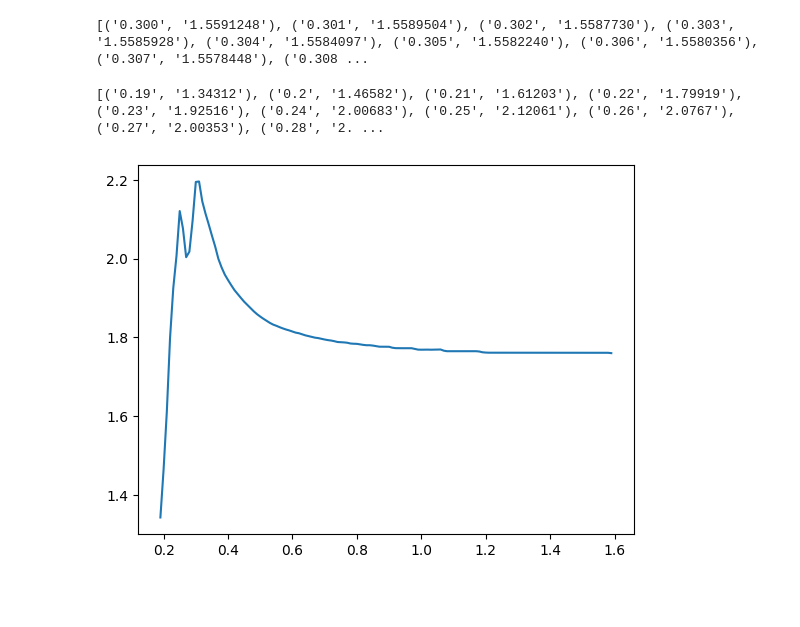
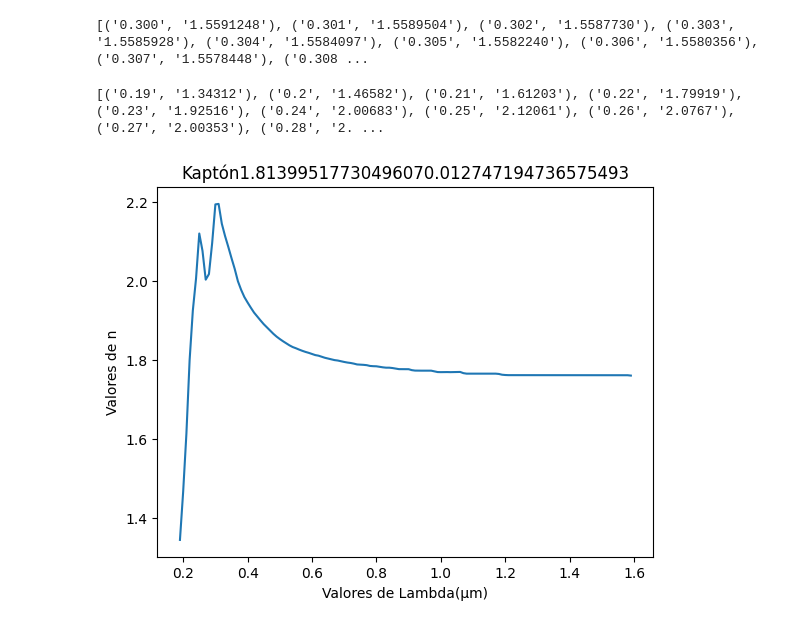
Before and after one commit to MCI2023-2-SEC02-G01/FISI2526-MetCompCompl-202320, a Jupyter notebook: Taller_1/Funciones_Taller_1.ipynb, the cells around one changed output. Drawn from its saved outputs; the diff is of its cells as text; code cells hidden in the pictures; blank space fills up the shorter version.

```diff
--- a/Taller_1/Funciones_Taller_1.ipynb
+++ b/Taller_1/Funciones_Taller_1.ipynb
@@ -45,13 +46,11 @@ def Gráfica_Índices_kaptón(Lista_de_Tuplas):
         Suma_Para_Desviación += (ns[i] - npromedio)**2
     s = (Suma_Para_Desviación/(len(ns)-1))
     título = 'Kaptón' + str(npromedio) + str(s)
-    fig, f = plt.subplots()
-    f.plot(Lambdas, ns, xlabel='Valores de Lambda', ylabel='Valores de n')
-    f.set_xlabel("Valores de Lambda")
-    f.set_ylabel("Valores de n")
-    f.set_title(título, loc = "left")
+    df = pd.DataFrame(data = ns, index = Lambdas, columns = ['índices de refracción'])
+    df.plot(kind = "line", legend = False, xlabel="Valores de Lambda(µm)", ylabel="Valores de n")
+    plt.title(título)
 # %%
-b = Gráfica_Índices(lectura_YML(r"C:\Users\brune\OneDrive\Documentos\FISI2526-MetCompCompl-202320\Taller_1\Plásticos_comerciales\French.yml"))
+b = Gráfica_Índices_kaptón(lectura_YML(r"C:\Users\brune\OneDrive\Documentos\FISI2526-MetCompCompl-202320\Taller_1\Plásticos_comerciales\French.yml"))
 # %% [output]
 [('0.19', '1.34312'), ('0.2', '1.46582'), ('0.21', '1.61203'), ('0.22', '1.79919'), ('0.23', '1.92516'), ('0.24', '2.00683'), ('0.25', '2.12061'), ('0.26', '2.0767'), ('0.27', '2.00353'), ('0.28', '2. ...
-[figure, old version]
+[figure, new version]
```
Also changed, not shown: parts of 3 cells of this notebook, 1 other file.
